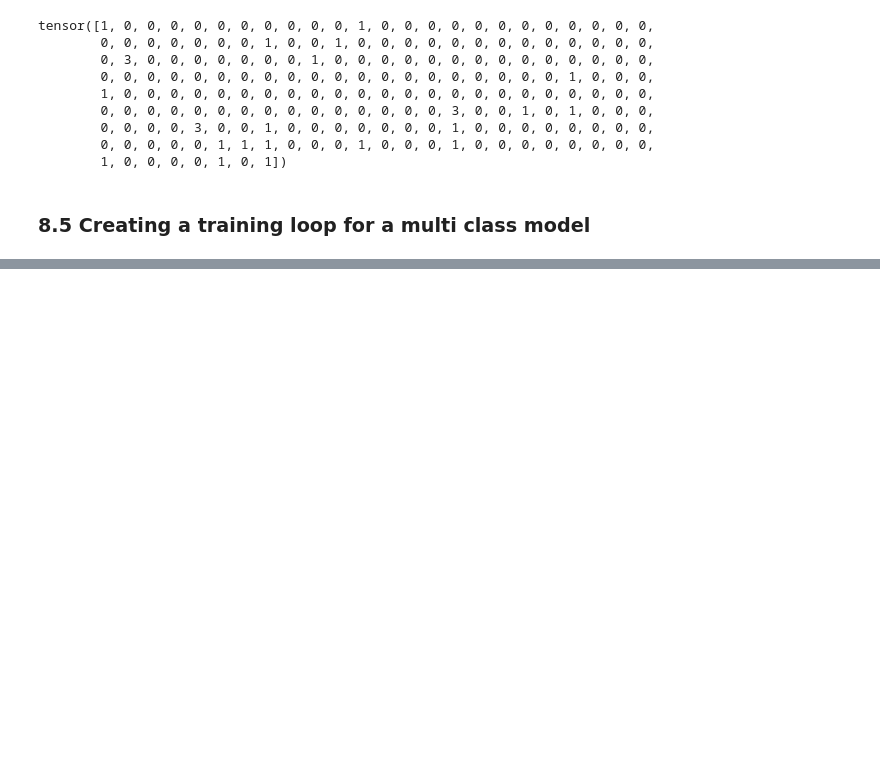
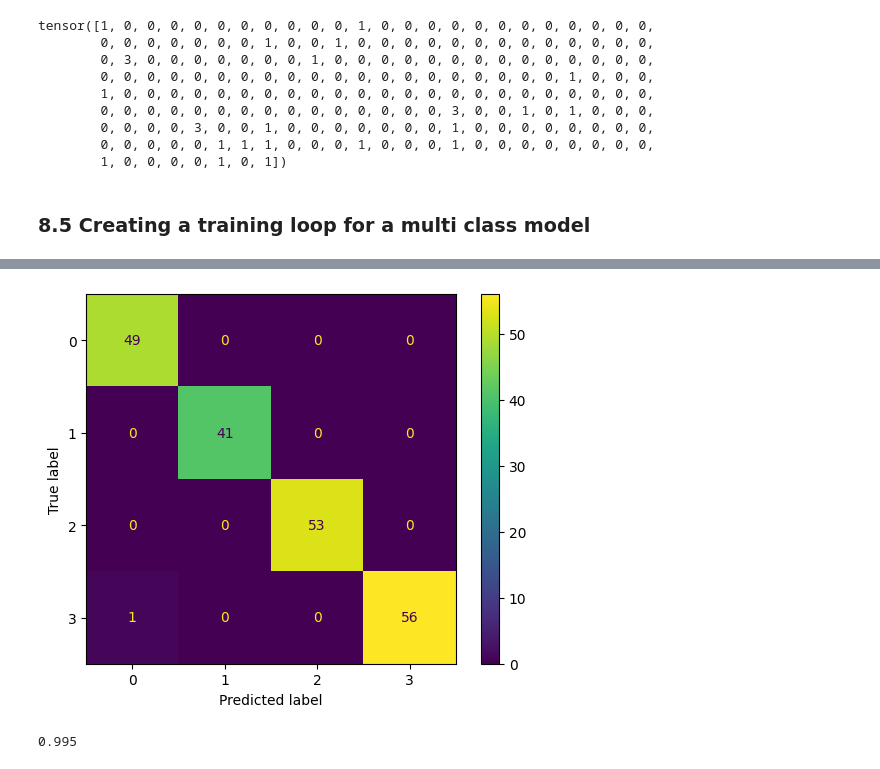
Before and after one commit to ujjawalsingh10/Pytorch-Deep-Learning, a Jupyter notebook: 02_Pytorch_classification.ipynb, the cells around one changed output, grey strips where cells are left out. Drawn from its saved outputs; the diff is of its cells as text; code cells hidden in the pictures; blank space fills up the shorter version.

```diff
--- a/02_Pytorch_classification.ipynb
+++ b/02_Pytorch_classification.ipynb
@@ -882,0 +911,7 @@ X_test, y_test = X_test.to(device), y_test.to(device)
+# %%
+## Making predictions
+blob_model.eval()
+with torch.inference_mode():
+  y_logits = blob_model(X_test)
+
+y_logits[:10]
@@ -882,0 +929,3 @@ X_test, y_test = X_test.to(device), y_test.to(device)
+# %%
+y_pred_probs = torch.softmax(y_logits, dim = 1)
+y_pred_probs[:10]
@@ -882,0 +973,9 @@ X_test, y_test = X_test.to(device), y_test.to(device)
+# %%
+cm = confusion_matrix(y_test, y_preds)
+ConfusionMatrixDisplay(cm).plot();
+# %% [output]
+[figure, added]
+# %%
+accuracy_score(y_test, y_preds)
+# %% [output]
+0.995
```
Also changed, not shown: parts of 18 cells of this notebook.
